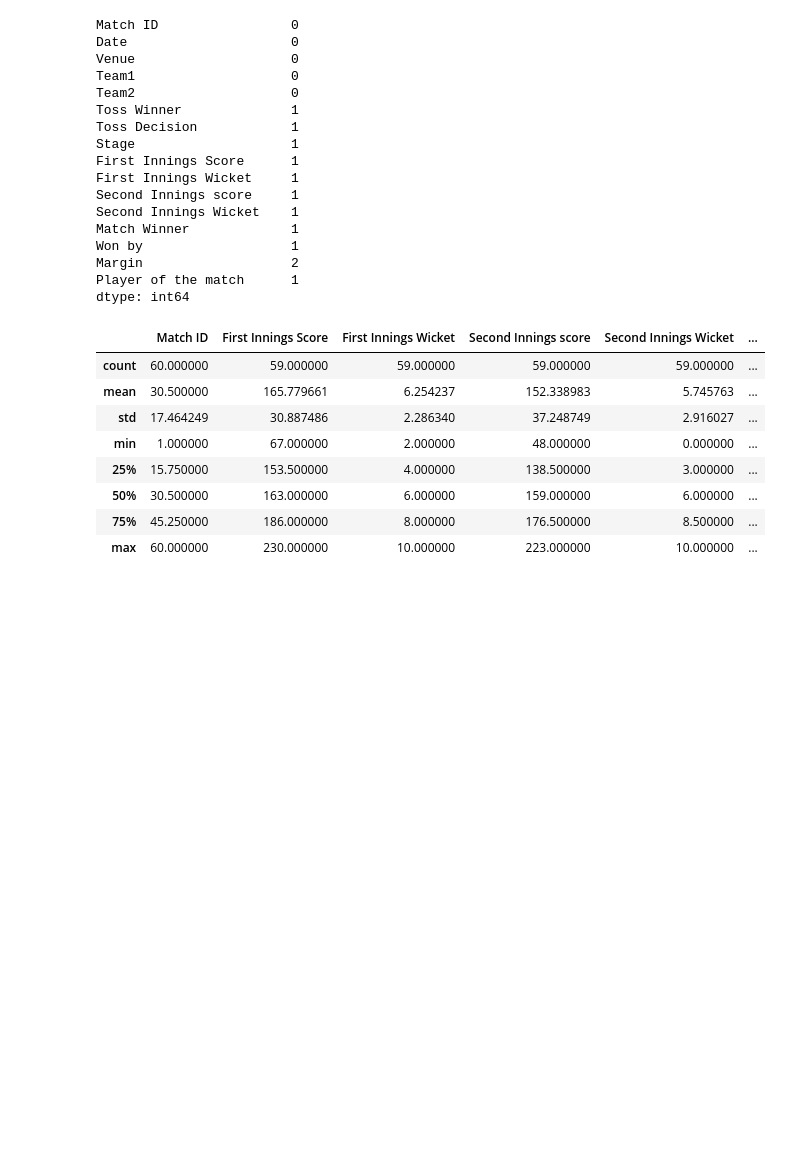
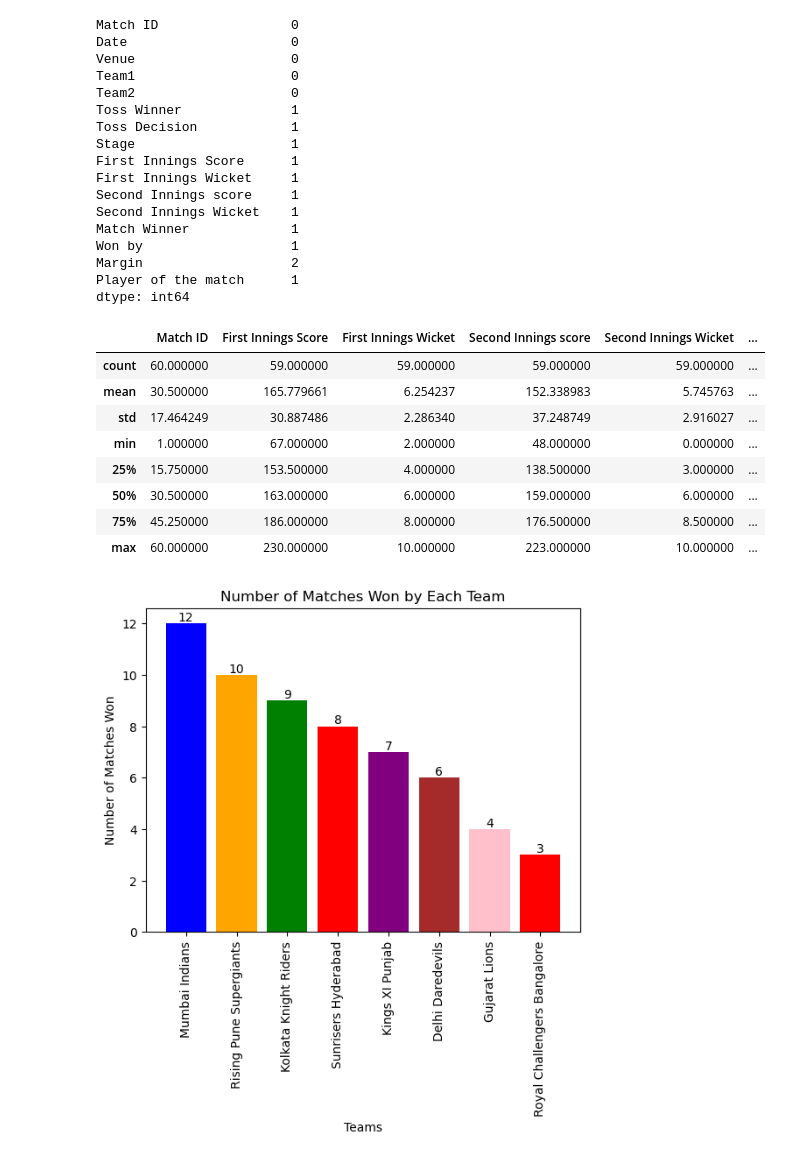
Before and after one commit to rajeshgowda116/Machine-Learning, a Jupyter notebook: projects/IPL Analysis/ipl.ipynb, the cells around one changed output. Drawn from its saved outputs; the diff is of its cells as text; code cells hidden in the pictures; blank space fills up the shorter version.

```diff
--- a/projects/IPL Analysis/ipl.ipynb
+++ b/projects/IPL Analysis/ipl.ipynb
@@ -71,3 +71,16 @@ ipl.describe()
 | 50% | 30.500000 | 163.000000 | 6.000000 | 159.000000 | 6.000000 | ... |
 | 75% | 45.250000 | 186.000000 | 8.000000 | 176.500000 | 8.500000 | ... |
 | max | 60.000000 | 230.000000 | 10.000000 | 223.000000 | 10.000000 | ... |
+# %%
+winner=dict(ipl['Match Winner'].value_counts())
+# %%
+import matplotlib.pyplot as plt
+bars = plt.bar(winner.keys(),winner.values(),color=['blue','orange','green','red','purple','brown','pink','red'])
+plt.xticks(rotation=90)
+plt.bar_label(bars)
+plt.xlabel("Teams")
+plt.ylabel("Number of Matches Won")
+plt.title("Number of Matches Won by Each Team")
+plt.show()
+# %% [output]
+[figure, added]
```
Also changed, not shown: parts of 5 cells of this notebook.
